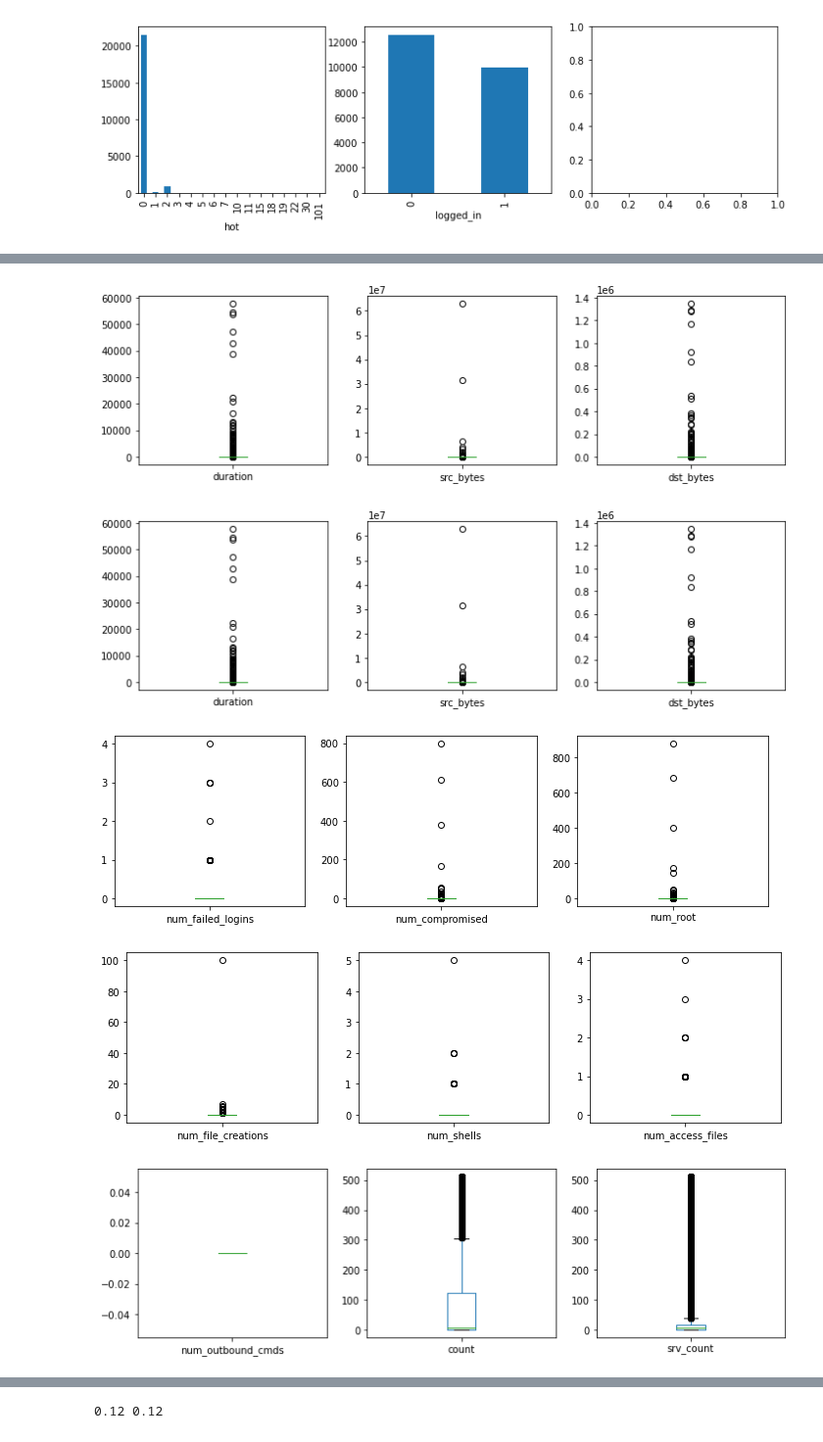
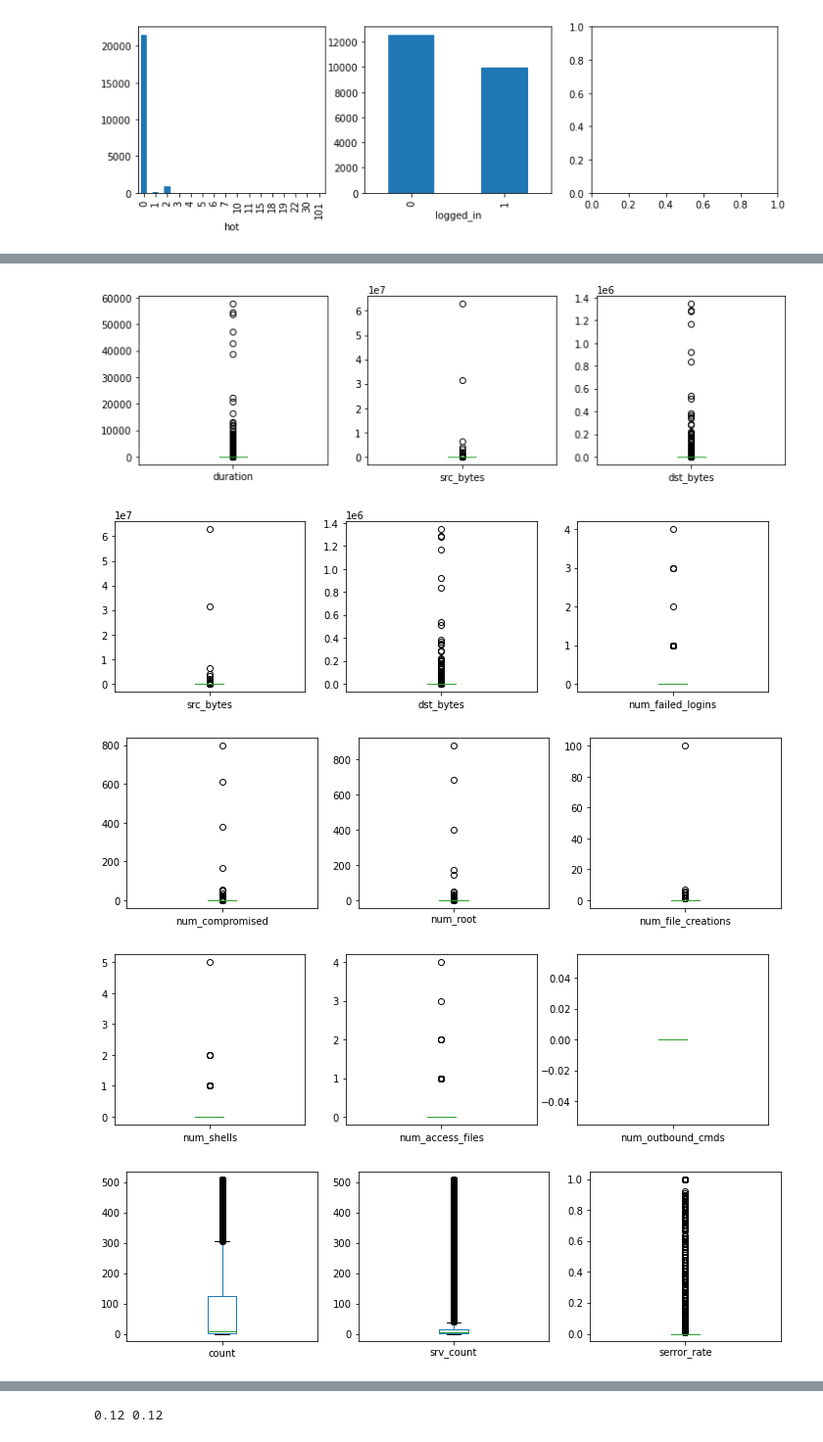
Before and after one commit to shivabansal1046/BITSAssignments, a Jupyter notebook: IDS_Assignment1/Network profiling.ipynb, the cells around one changed output, grey strips where cells are left out. Shown at 98% size. Drawn from its saved outputs; the diff is of its cells as text; code cells hidden in the pictures.

```diff
--- a/IDS_Assignment1/Network profiling.ipynb
+++ b/IDS_Assignment1/Network profiling.ipynb
@@ -83,42 +89,40 @@ EDA(data, a)
 # %%
-
 num_cols = [{'column_name': 'duration', 'column_type': 'num', 'graph_type': 'box'}
      ,{'column_name': 'src_bytes', 'column_type': 'num', 'graph_type': 'box'}
      ,{'column_name': 'dst_bytes', 'column_type': 'num', 'graph_type': 'box'}
-     ,{'column_name': 'duration', 'column_type': 'num', 'graph_type': 'box'}
      ,{'column_name': 'src_bytes', 'column_type': 'num', 'graph_type': 'box'}
      ,{'column_name': 'dst_bytes', 'column_type': 'num', 'graph_type': 'box'}
      ,{'column_name': 'num_failed_logins', 'column_type': 'num', 'graph_type': 'box'}
      ,{'column_name': 'num_compromised', 'column_type': 'num', 'graph_type': 'box'}
      ,{'column_name': 'num_root', 'column_type': 'num', 'graph_type': 'box'}
      ,{'column_name': 'num_file_creations', 'column_type': 'num', 'graph_type': 'box'}
      ,{'column_name': 'num_shells', 'column_type': 'num', 'graph_type': 'box'}
      ,{'column_name': 'num_access_files', 'column_type': 'num', 'graph_type': 'box'}
      ,{'column_name': 'num_outbound_cmds', 'column_type': 'num', 'graph_type': 'box'}
      ,{'column_name': 'count', 'column_type': 'num', 'graph_type': 'box'}
      ,{'column_name': 'srv_count', 'column_type': 'num', 'graph_type': 'box'}
      ,{'column_name': 'serror_rate', 'column_type': 'num', 'graph_type': 'box'}
      ,{'column_name': 'srv_serror_rate', 'column_type': 'num', 'graph_type': 'box'}
      ,{'column_name': 'rerror_rate', 'column_type': 'num', 'graph_type': 'box'}
      ,{'column_name': 'srv_rerror_rate', 'column_type': 'num', 'graph_type': 'box'}
      ,{'column_name': 'same_srv_rate', 'column_type': 'num', 'graph_type': 'box'}
      ,{'column_name': 'diff_srv_rate', 'column_type': 'num', 'graph_type': 'box'}
      ,{'column_name': 'srv_diff_host_rate', 'column_type': 'num', 'graph_type': 'box'}
      ,{'column_name': 'dst_host_count', 'column_type': 'num', 'graph_type': 'box'}
      ,{'column_name': 'dst_host_srv_count', 'column_type': 'num', 'graph_type': 'box'}
      ,{'column_name': 'dst_host_same_srv_rate', 'column_type': 'num', 'graph_type': 'box'}
      ,{'column_name': 'dst_host_diff_srv_rate', 'column_type': 'num', 'graph_type': 'box'}
      ,{'column_name': 'dst_host_same_src_port_rate', 'column_type': 'num', 'graph_type': 'box'}
      ,{'column_name': 'dst_host_srv_diff_host_rate', 'column_type': 'num', 'graph_type': 'box'}
      ,{'column_name': 'dst_host_serror_rate', 'column_type': 'num', 'graph_type': 'box'}
      ,{'column_name': 'dst_host_srv_serror_rate', 'column_type': 'num', 'graph_type': 'box'}
      ,{'column_name': 'dst_host_rerror_rate', 'column_type': 'num', 'graph_type': 'box'}
      ,{'column_name': 'dst_host_srv_rerror_rate', 'column_type': 'num', 'graph_type': 'box'}
     ]
 EDA(data, num_cols)
 # %% [output]
 [figure]
-[figure, old version]
+[figure, new version]
-[figure, old version]
+[figure, new version]
-[figure, old version]
+[figure, new version]
-[figure, old version]
+[figure, new version]
```
Also changed, not shown: parts of 29 cells of this notebook.
